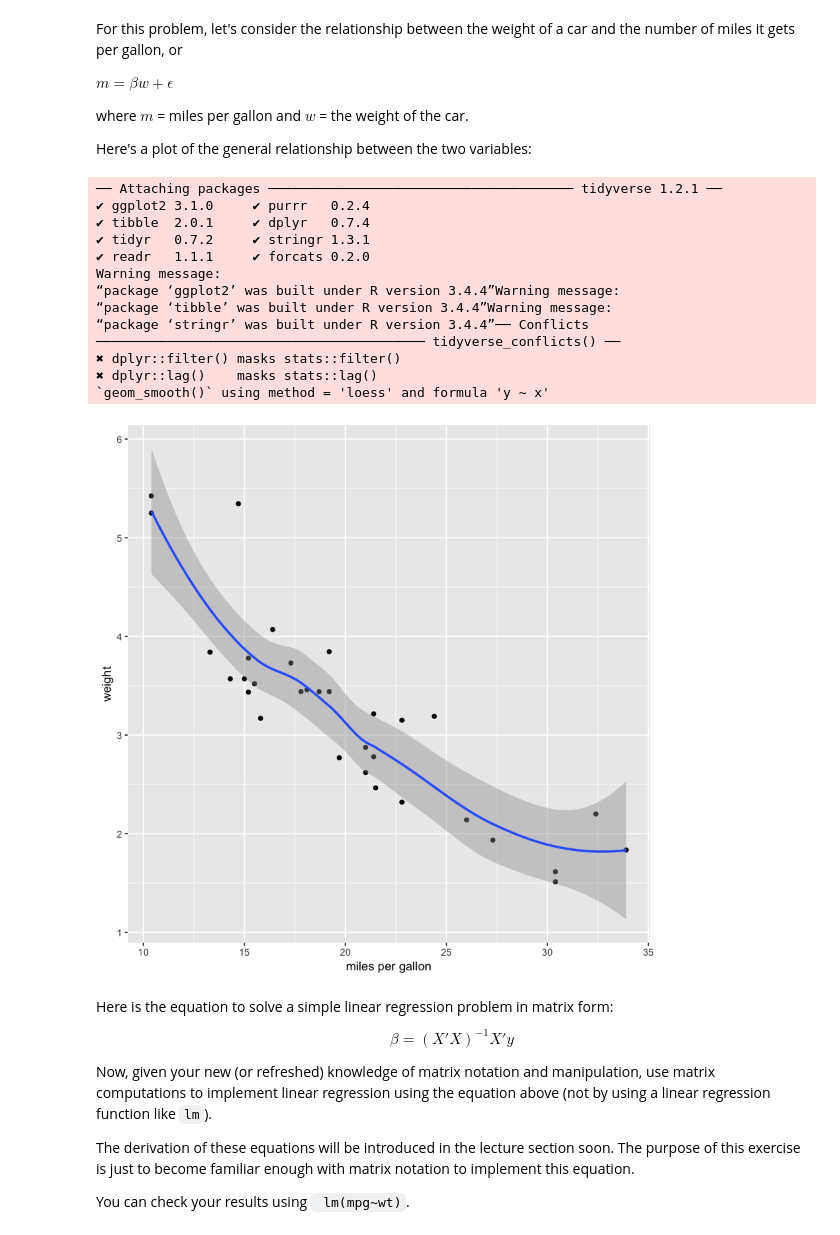
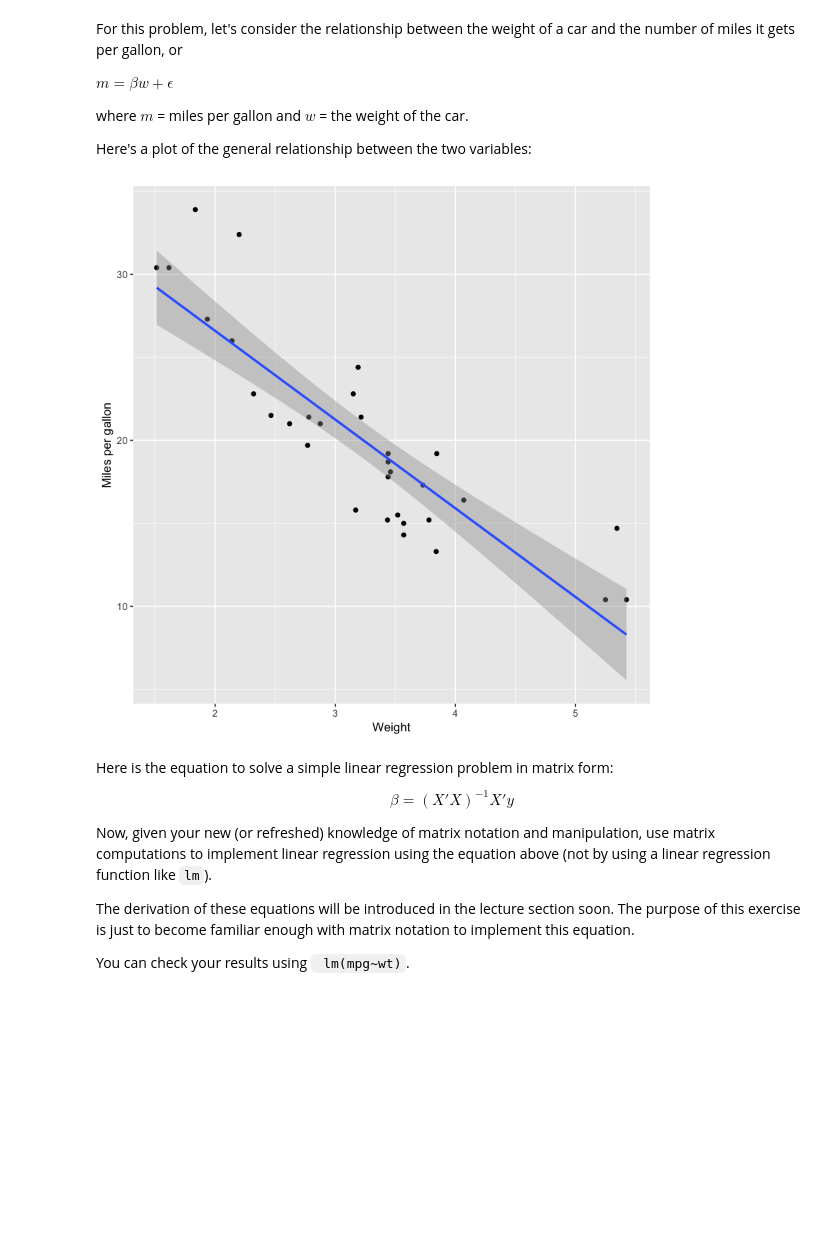
Before and after one commit to CoAxLab/DataSciencePsychNeuro, a Jupyter notebook: RecitationNotebooks/Recitation04_matrix_manipulation.ipynb, the cells around one changed output. Saved outputs shown, nothing was run; the diff lists cells and outputs as text; code cells hidden in the pictures; blank space fills up the shorter version.

Commit message:
small edit to plot

```diff
--- a/RecitationNotebooks/Recitation04_matrix_manipulation.ipynb
+++ b/RecitationNotebooks/Recitation04_matrix_manipulation.ipynb
@@ -347,21 +349,9 @@ Here's a plot of the general relationship between the two variables:
 # %%
 #ask them to plot the data using ggplot
 library(tidyverse)
-ggplot(mtcars, aes(mpg,wt)) + geom_point() + scale_x_continuous(name = 'miles per gallon') + scale_y_continuous(name='weight') + geom_smooth()
+ggplot(mtcars, aes(wt,mpg)) + geom_point() + xlab('Weight') + ylab('Miles per gallon') + geom_smooth(method = 'lm', level=0.95)
 # %% [output]
-── Attaching packages ─────────────────────────────────────── tidyverse 1.2.1 ──
-✔ ggplot2 3.1.0     ✔ purrr   0.2.4
-✔ tibble  2.0.1     ✔ dplyr   0.7.4
-✔ tidyr   0.7.2     ✔ stringr 1.3.1
-✔ readr   1.1.1     ✔ forcats 0.2.0
-Warning message:
-“package ‘ggplot2’ was built under R version 3.4.4”Warning message:
-“package ‘tibble’ was built under R version 3.4.4”Warning message:
-“package ‘stringr’ was built under R version 3.4.4”── Conflicts ────────────────────────────────────────── tidyverse_conflicts() ──
-✖ dplyr::filter() masks stats::filter()
-✖ dplyr::lag()    masks stats::lag()
-`geom_smooth()` using method = 'loess' and formula 'y ~ x'
-[figure, old version]
+[figure, new version]
 # %% [markdown]
 Here is the equation to solve a simple linear regression problem in matrix form:
 
```
Also changed, not shown: parts of 2 cells of this notebook.
